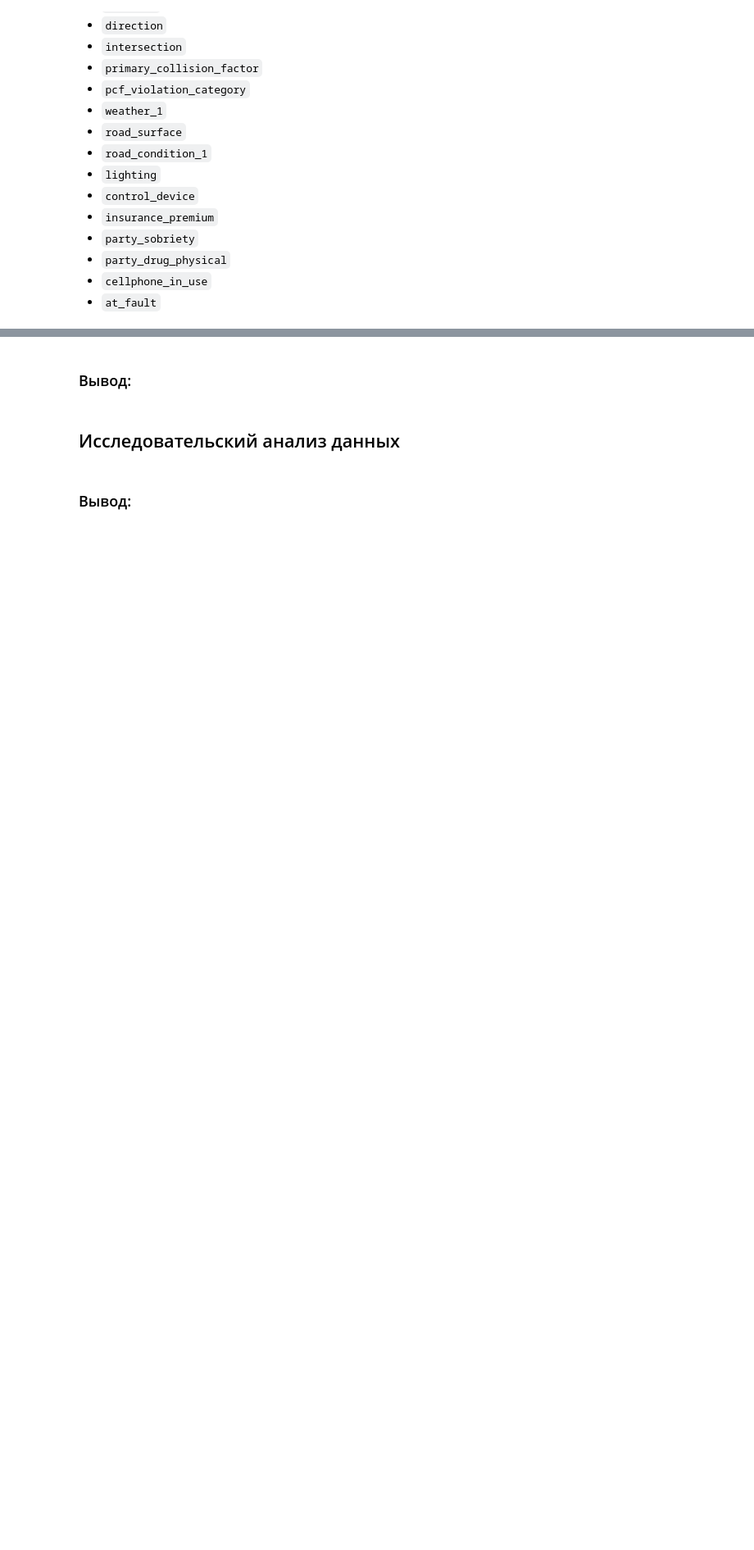
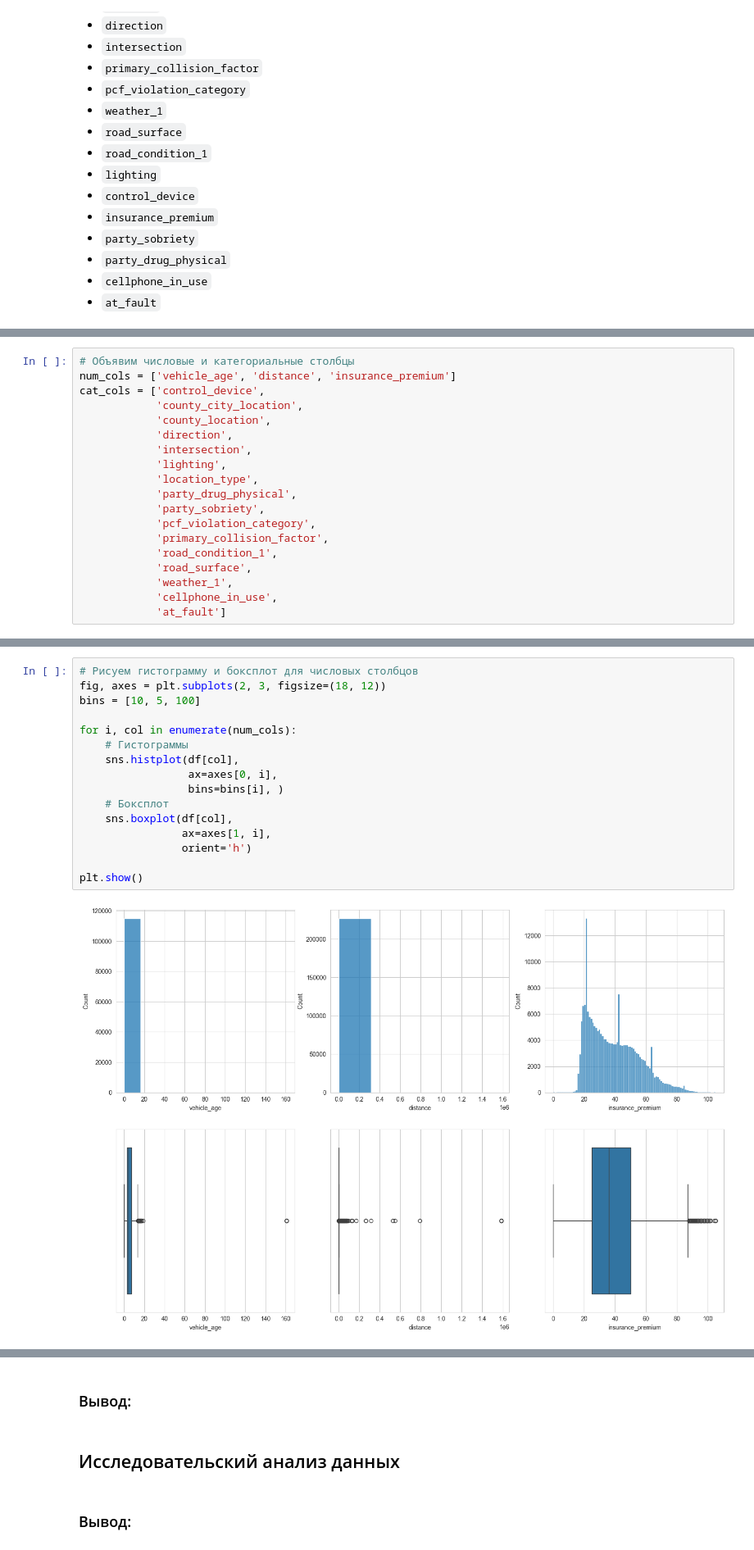
Before and after one commit to Moncervers/car_accident_prediction, a Jupyter notebook: project_notebook.ipynb, the cells around one changed output, grey strips where cells are left out. Shown at 82% size. Cells and saved outputs as stored; diff of their text form; blank space fills up the shorter version.

```diff
--- a/project_notebook.ipynb
+++ b/project_notebook.ipynb
@@ -440,0 +447,19 @@ memory usage: 24.2+ MB
+# %%
+# Объявим числовые и категориальные столбцы
+num_cols = ['vehicle_age', 'distance', 'insurance_premium']
+cat_cols = ['control_device',
+            'county_city_location',
+            'county_location',
+            'direction',
+            'intersection',
+            'lighting',
+            'location_type',
+            'party_drug_physical',
+            'party_sobriety',
+            'pcf_violation_category',
+            'primary_collision_factor',
+            'road_condition_1',
+            'road_surface',
+            'weather_1',
+            'cellphone_in_use',
+            'at_fault']
@@ -440,0 +499,18 @@ memory usage: 24.2+ MB
+# %%
+# Рисуем гистограмму и боксплот для числовых столбцов
+fig, axes = plt.subplots(2, 3, figsize=(18, 12))
+bins = [10, 5, 100]
+
+for i, col in enumerate(num_cols):
+    # Гистограммы
+    sns.histplot(df[col],
+                 ax=axes[0, i],
+                 bins=bins[i], )
+    # Боксплот
+    sns.boxplot(df[col],
+                ax=axes[1, i],
+                orient='h')
+
+plt.show()
+# %% [output]
+[figure, added]
```
Also changed, not shown: parts of 21 cells of this notebook.
